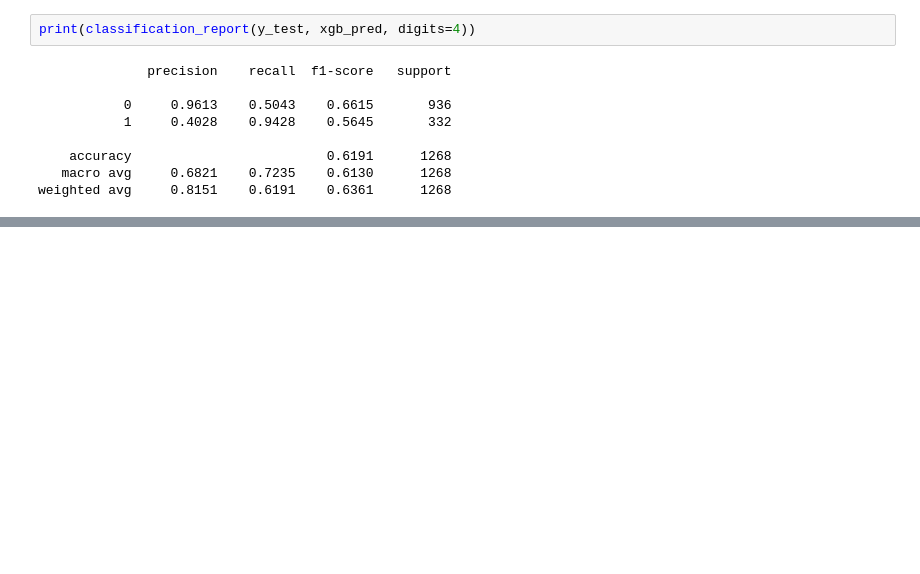
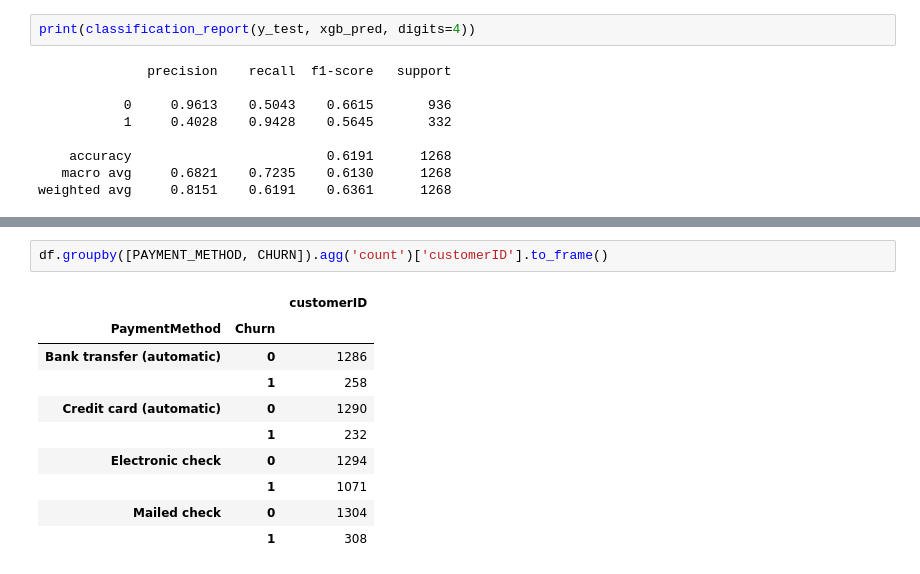
Before and after one commit to timofeytkachenko/churn_prediction, a Jupyter notebook: churn_v1.ipynb, the cells around one changed output, grey strips where cells are left out. Drawn from its saved outputs; the diff is of its cells as text; blank space fills up the shorter version.

```diff
--- a/churn_v1.ipynb
+++ b/churn_v1.ipynb
@@ -316,0 +288,13 @@ weighted avg     0.8151    0.6191    0.6361      1268
+# %%
+df.groupby([PAYMENT_METHOD, CHURN]).agg('count')['customerID'].to_frame()
+# %% [output]
+|  |  | customerID |
+| PaymentMethod | Churn |  |
+| Bank transfer (automatic) | 0 | 1286 |
+|  | 1 | 258 |
+| Credit card (automatic) | 0 | 1290 |
+|  | 1 | 232 |
+| Electronic check | 0 | 1294 |
+|  | 1 | 1071 |
+| Mailed check | 0 | 1304 |
+|  | 1 | 308 |
```
Also changed, not shown: parts of 26 cells of this notebook.
